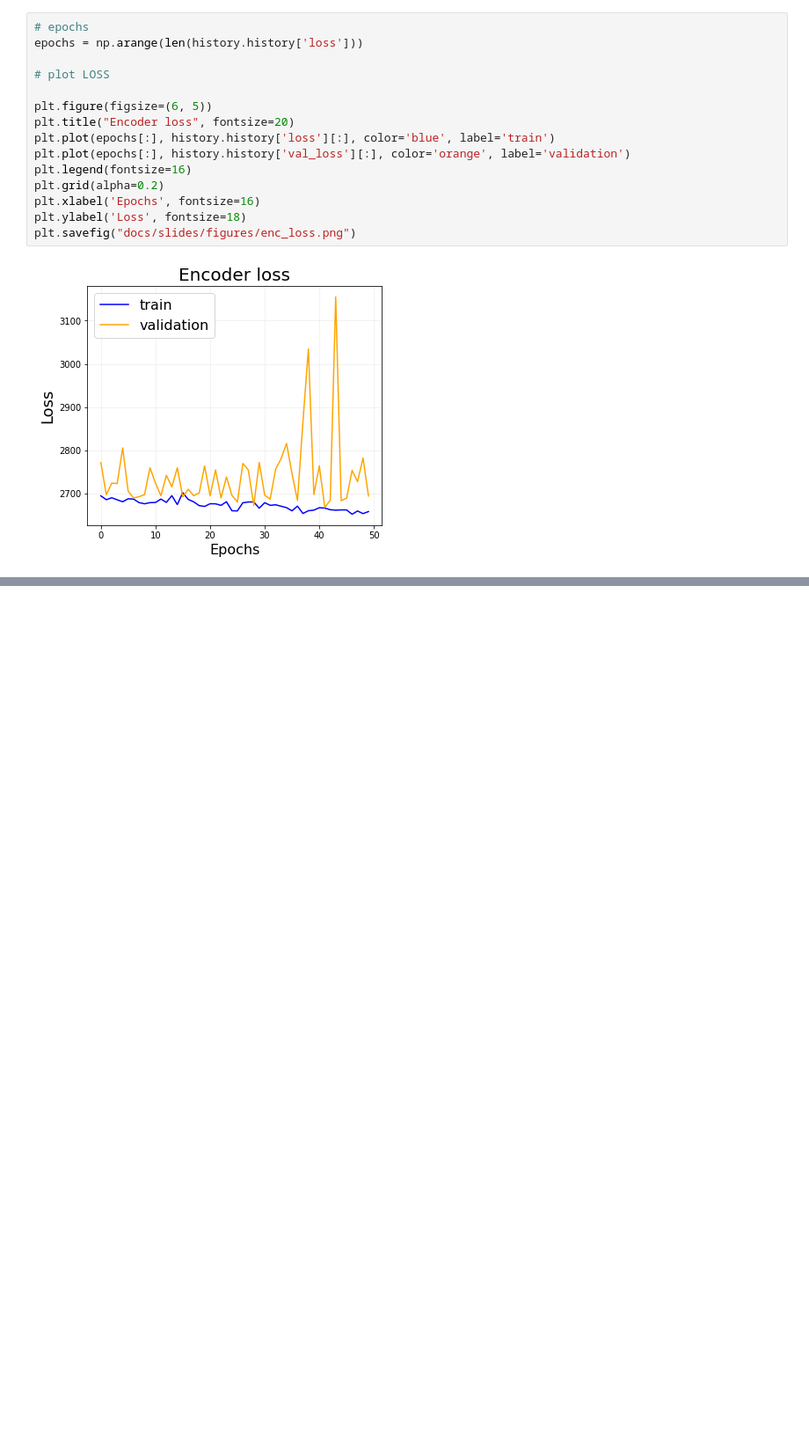
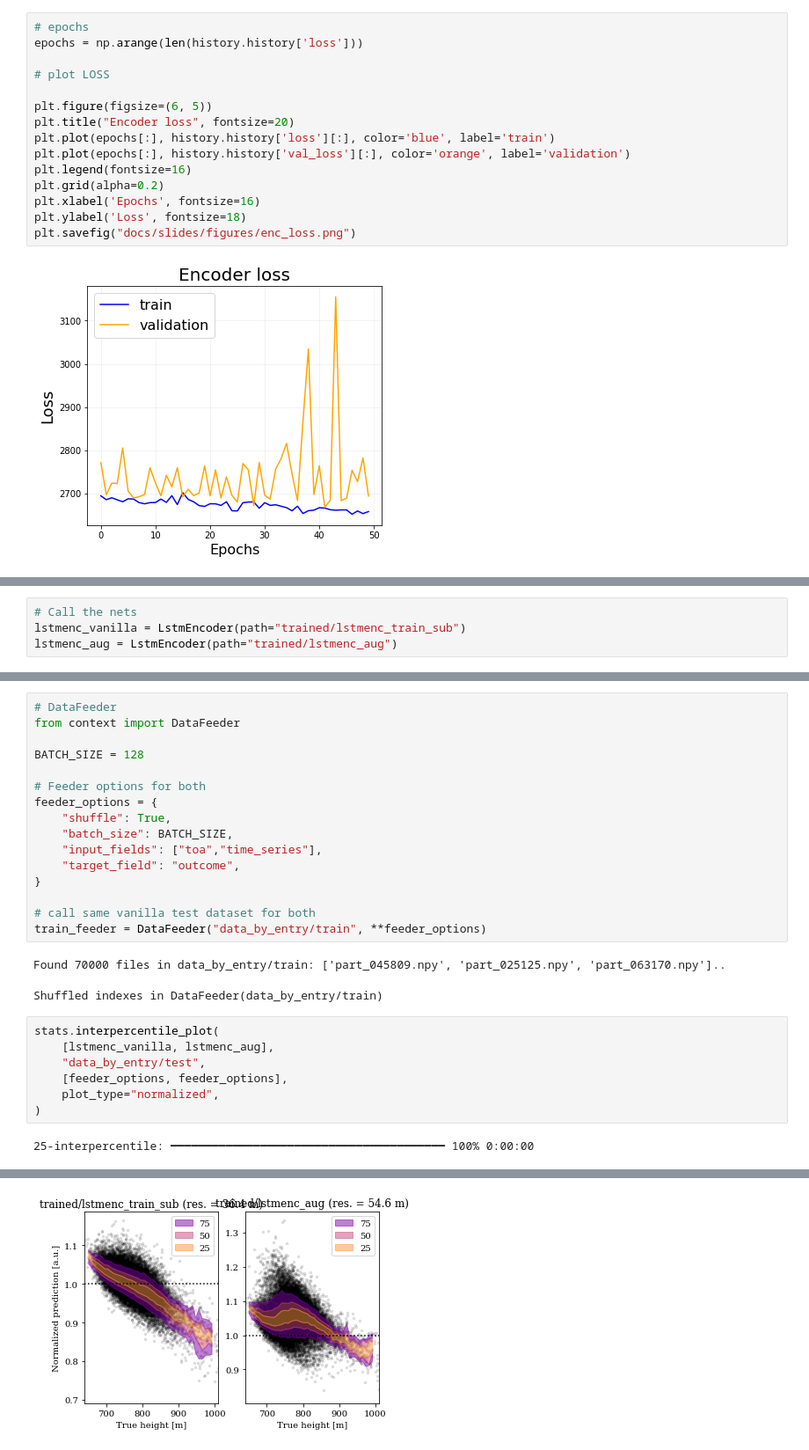
Before and after one commit to djanloo/cmepda, a Jupyter notebook: assets/plot_statistics/plot.ipynb, the cells around one changed output, grey strips where cells are left out. Shown at 88% size. Cells and saved outputs as stored; diff of their text form; blank space fills up the shorter version.

```diff
--- a/assets/plot_statistics/plot.ipynb
+++ b/assets/plot_statistics/plot.ipynb
@@ -54,0 +58,4 @@ plt.savefig("docs/slides/figures/enc_rmse.png")
+# %%
+# Call the nets
+lstmenc_vanilla = LstmEncoder(path="trained/lstmenc_train_sub")
+lstmenc_aug = LstmEncoder(path="trained/lstmenc_aug")
@@ -54,0 +124,28 @@ plt.savefig("docs/slides/figures/enc_rmse.png")
+# %%
+# DataFeeder
+from context import DataFeeder
+
+BATCH_SIZE = 128
+
+# Feeder options for both
+feeder_options = {
+    "shuffle": True,
+    "batch_size": BATCH_SIZE,
+    "input_fields": ["toa","time_series"],
+    "target_field": "outcome",
+}
+
+# call same vanilla test dataset for both
+train_feeder = DataFeeder("data_by_entry/train", **feeder_options)
+# %% [output]
+Found 70000 files in data_by_entry/train: ['part_045809.npy', 'part_025125.npy', 'part_063170.npy']..
+Shuffled indexes in DataFeeder(data_by_entry/train)
+# %%
+stats.interpercentile_plot(
+    [lstmenc_vanilla, lstmenc_aug],
+    "data_by_entry/test",
+    [feeder_options, feeder_options],
+    plot_type="normalized",
+)
+# %% [output]
+25-interpercentile: ━━━━━━━━━━━━━━━━━━━━━━━━━━━━━━━━━━━━━━━━ 100% 0:00:00
@@ -54,0 +154 @@ plt.savefig("docs/slides/figures/enc_rmse.png")
+[figure, added]
```
Also changed, not shown: parts of 5 cells of this notebook, 10 other files.
